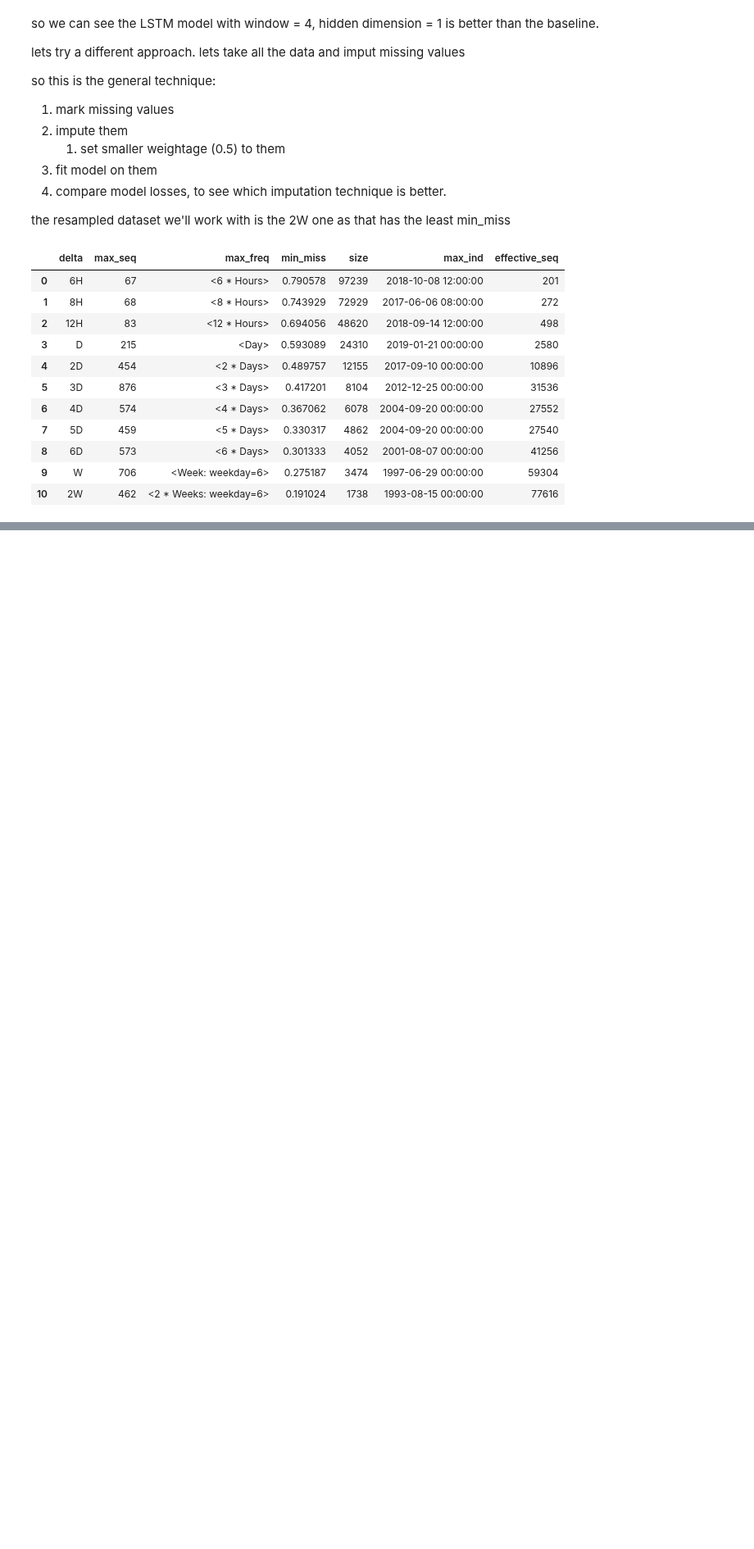
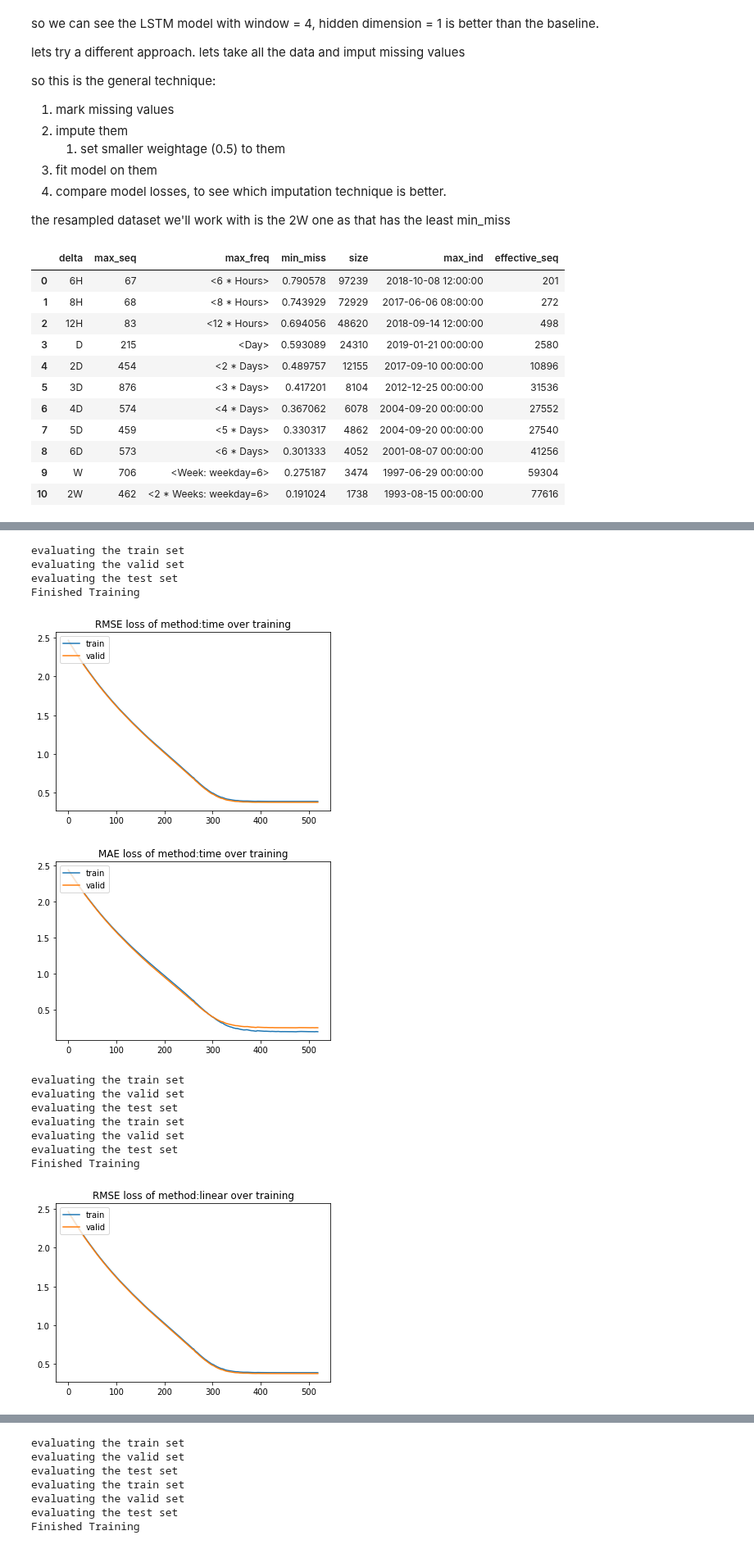
Before and after one commit to Saadmaghani/urfp-hab-plankton, a Jupyter notebook: Time Series Forecasting.ipynb, the cells around one changed output, grey strips where cells are left out. Shown at 82% size. Drawn from its saved outputs; the diff is of its cells as text; code cells hidden in the pictures; blank space fills up the shorter version.

```diff
--- a/Time Series Forecasting.ipynb
+++ b/Time Series Forecasting.ipynb
@@ -322,7 +336,7 @@ train_seq
 # %%
 # test entire sequence
 
-def test(model, sequence, og_vals, window_size=4):
+def test(model, sequence, og_vals, scaler, window_size=4):
     all_preds = np.array([])
     all_targets = np.array([])
     model.to(device)
@@ -743,0 +713,24 @@ evaluating the test set
+# %%
+df_data = {"model":[], "train_rmse":[], "valid_rmse":[], "test_rmse":[], "train_mae":[], "valid_mae":[], "test_mae":[]}
+
+imputed_samples = []
+methods = ["time", "linear", "slinear", "cubic", "akima"]
+device = torch.device("cpu")
+for m in methods:
+    imputed_sample = resampled.category.interpolate(method=m)
+    preprocess_fit(imputed_sample, m, df_data)
+# %% [output]
+evaluating the train set
+evaluating the valid set
+evaluating the test set
+Finished Training
+[figure, added]
+[figure, added]
+evaluating the train set
+evaluating the valid set
+evaluating the test set
+evaluating the train set
+evaluating the valid set
+evaluating the test set
+Finished Training
+[figure, added]
@@ -743,0 +738,7 @@ evaluating the test set
+evaluating the train set
+evaluating the valid set
+evaluating the test set
+evaluating the train set
+evaluating the valid set
+evaluating the test set
+Finished Training
```
Also changed, not shown: parts of 14 cells of this notebook.
